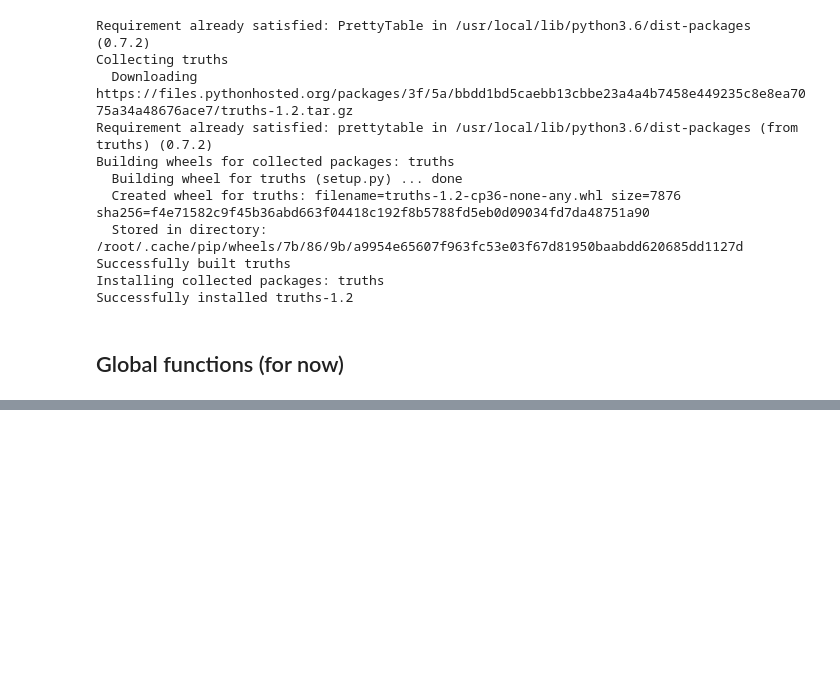
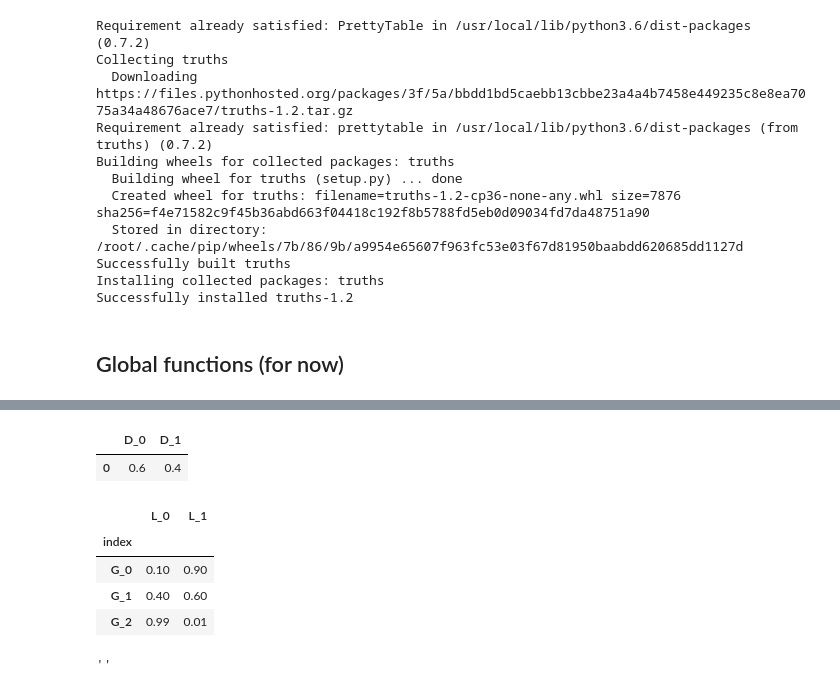
Before and after one commit to armandordorica/MIE1516_A1_Variable_Elimination, a Jupyter notebook: MIE1516_A1_Q3_v2.ipynb, the cells around one changed output, grey strips where cells are left out. Saved outputs shown, nothing was run; the diff lists cells and outputs as text; code cells hidden in the pictures; blank space fills up the shorter version.

```diff
--- a/MIE1516_A1_Q3_v2.ipynb
+++ b/MIE1516_A1_Q3_v2.ipynb
@@ -235,0 +358,17 @@ cpd_s = TabularCPD(variable='S', variable_card=2,
+# %%
+df
+# %% [output]
+|  | D_0 | D_1 |
+| 0 | 0.6 | 0.4 |
+# %%
+cpd_l.to_pandas_df()
+# %% [output]
+|  | L_0 | L_1 |
+| index |  |  |
+| G_0 | 0.10 | 0.90 |
+| G_1 | 0.40 | 0.60 |
+| G_2 | 0.99 | 0.01 |
+# %%
+cpd_d.evidence
+# %% [output]
+''
```
Also changed, not shown: parts of 12 cells of this notebook.
